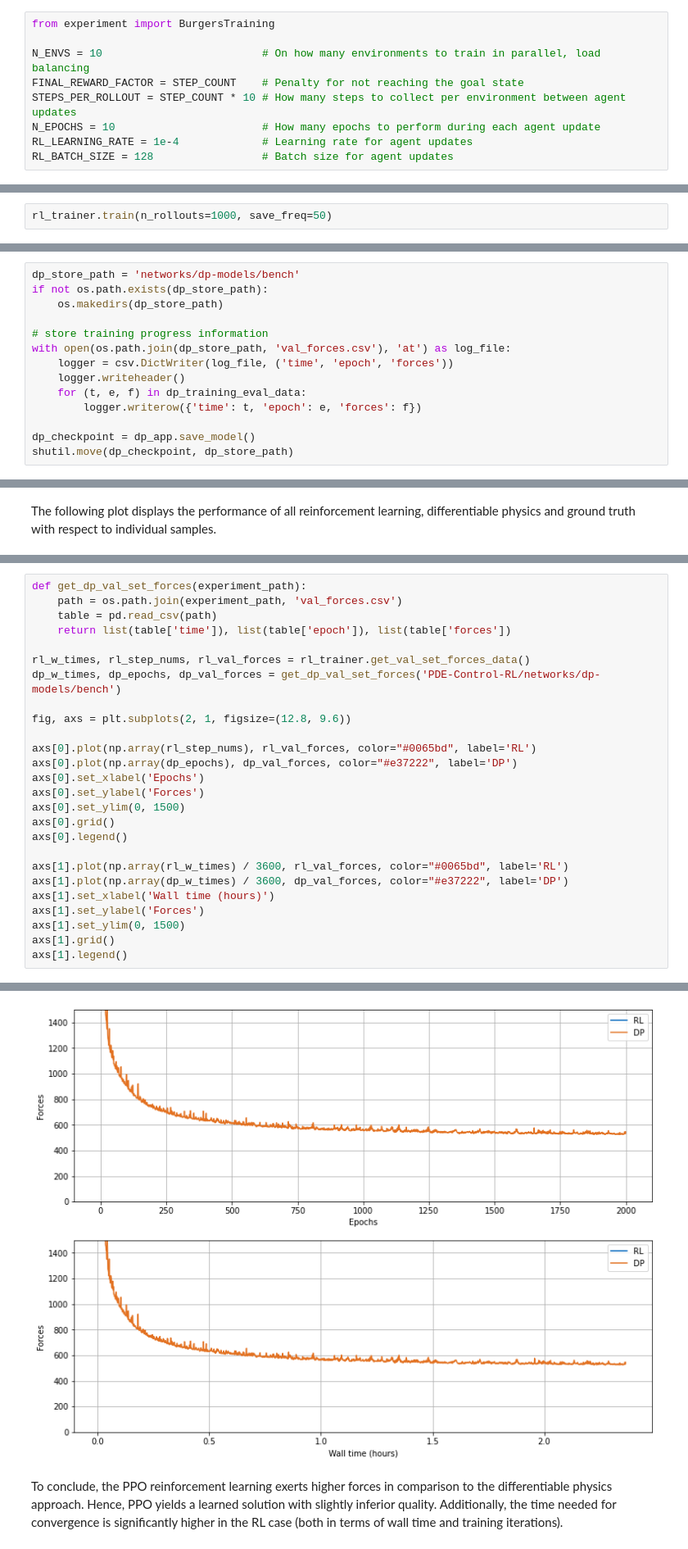
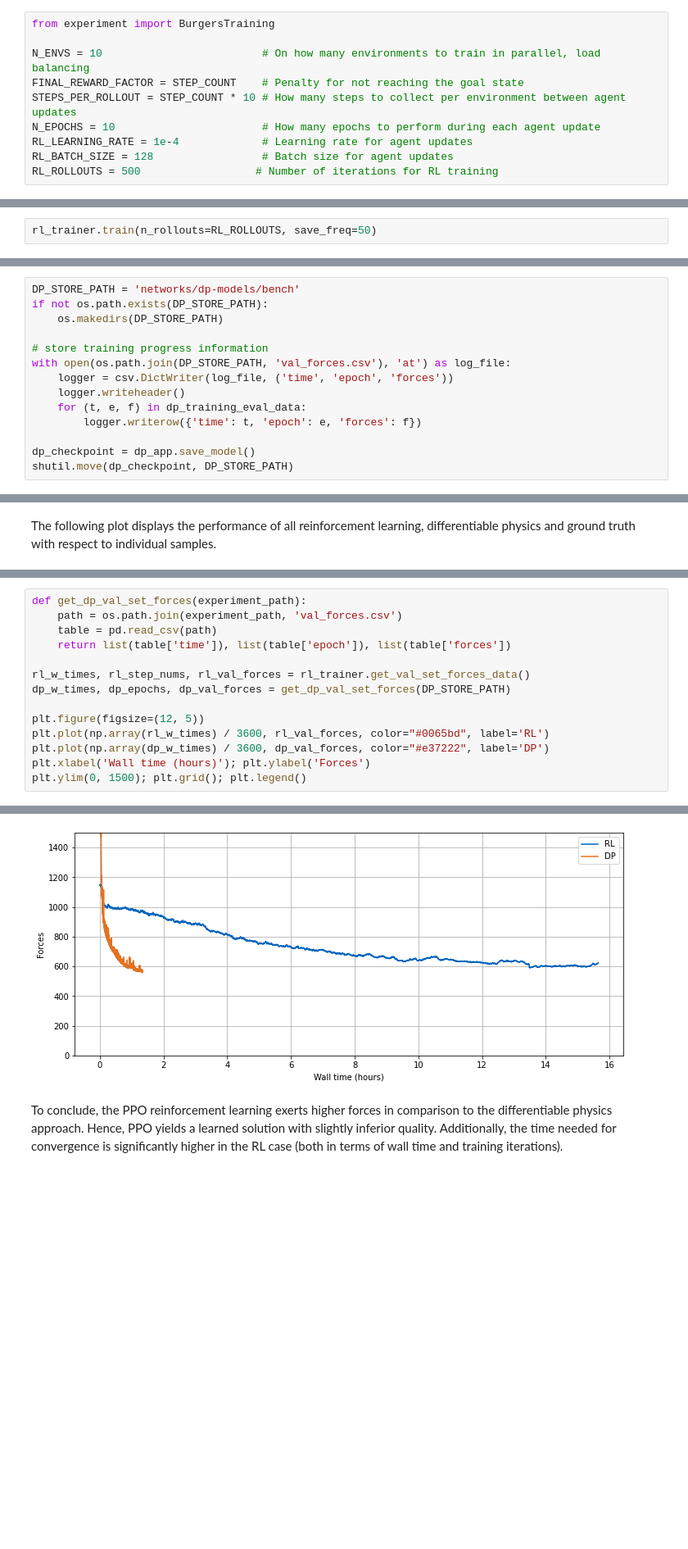
Before and after one commit to tum-pbs/pbdl-book, a Jupyter notebook: reinflearn-code.ipynb, the cells around one changed output, grey strips where cells are left out. Shown at 82% size. Saved outputs shown, nothing was run; the diff lists cells and outputs as text; blank space fills up the shorter version.

```diff
--- a/reinflearn-code.ipynb
+++ b/reinflearn-code.ipynb
@@ -95,5 +95,6 @@ STEPS_PER_ROLLOUT = STEP_COUNT * 10 # How many steps to collect per environment
 N_EPOCHS = 10                       # How many epochs to perform during each agent update
 RL_LEARNING_RATE = 1e-4             # Learning rate for agent updates
 RL_BATCH_SIZE = 128                 # Batch size for agent updates
+RL_ROLLOUTS = 500                  # Number of iterations for RL training
 # %% [markdown]
 To start training, we create a trainer object which manages the environment and the agent internally. Additionally, a directory for storing models, logs, and hyperparameters is created. This way, training can be continued at any later point using the same configuration. If the model folder specified in `exp_name` already exists, the agent within is loaded; otherwise, a new agent is created. For the PPO reinforcement learning algorithm, the implementation of `stable_baselines3` is used. The trainer class acts as a wrapper for this system. Under the hood, an instance of a `BurgersEnv` gym environment is created, which is loaded into the PPO algorithm. It generates random initial states, precomputes corresponding ground truth simulations and handles the system evolution influenced by the agent's actions. Furthermore, the trainer regularly evaluates the performance on the validation set by loading a different environment that uses the initial and target states of the validation set.
@@ -151,5 +150,5 @@ Now we are set up to start training the agent. The RL approach requires many ite
 # %%
-rl_trainer.train(n_rollouts=1000, save_freq=50)
+rl_trainer.train(n_rollouts=RL_ROLLOUTS, save_freq=50)
 # %% [output]
 Storing agent and hyperparameters to disk...
 Storing agent and hyperparameters to disk...
@@ -292,16 +259,16 @@ Validation (001950): Learning_Rate: 0.001, Loss_reg_unscaled: 1.4902954, Loss_re
 # %% [markdown]
 The trained model and the validation performance `val_forces.csv` with respect to iterations and wall time are saved on disk:
 # %%
-dp_store_path = 'networks/dp-models/bench'
-if not os.path.exists(dp_store_path):
-    os.makedirs(dp_store_path)
+DP_STORE_PATH = 'networks/dp-models/bench'
+if not os.path.exists(DP_STORE_PATH):
+    os.makedirs(DP_STORE_PATH)
 
 # store training progress information
-with open(os.path.join(dp_store_path, 'val_forces.csv'), 'at') as log_file:
+with open(os.path.join(DP_STORE_PATH, 'val_forces.csv'), 'at') as log_file:
     logger = csv.DictWriter(log_file, ('time', 'epoch', 'forces'))
     logger.writeheader()
     for (t, e, f) in dp_training_eval_data:
         logger.writerow({'time': t, 'epoch': e, 'forces': f})
 
 dp_checkpoint = dp_app.save_model()
-shutil.move(dp_checkpoint, dp_store_path)
+shutil.move(dp_checkpoint, DP_STORE_PATH)
@@ -473,32 +421,20 @@ The next cell visualizes the training progress of both methods with respect to i
 # %%
 def get_dp_val_set_forces(experiment_path):
     path = os.path.join(experiment_path, 'val_forces.csv')
     table = pd.read_csv(path)
     return list(table['time']), list(table['epoch']), list(table['forces'])
 
 rl_w_times, rl_step_nums, rl_val_forces = rl_trainer.get_val_set_forces_data()
-dp_w_times, dp_epochs, dp_val_forces = get_dp_val_set_forces('PDE-Control-RL/networks/dp-models/bench')
+dp_w_times, dp_epochs, dp_val_forces = get_dp_val_set_forces(DP_STORE_PATH)
 
-fig, axs = plt.subplots(2, 1, figsize=(12.8, 9.6))
-
-axs[0].plot(np.array(rl_step_nums), rl_val_forces, color="#0065bd", label='RL')
-axs[0].plot(np.array(dp_epochs), dp_val_forces, color="#e37222", label='DP')
-axs[0].set_xlabel('Epochs')
-axs[0].set_ylabel('Forces')
-axs[0].set_ylim(0, 1500)
-axs[0].grid()
-axs[0].legend()
-
-axs[1].plot(np.array(rl_w_times) / 3600, rl_val_forces, color="#0065bd", label='RL')
-axs[1].plot(np.array(dp_w_times) / 3600, dp_val_forces, color="#e37222", label='DP')
-axs[1].set_xlabel('Wall time (hours)')
-axs[1].set_ylabel('Forces')
-axs[1].set_ylim(0, 1500)
-axs[1].grid()
-axs[1].legend()
+plt.figure(figsize=(12, 5))
+plt.plot(np.array(rl_w_times) / 3600, rl_val_forces, color="#0065bd", label='RL')
+plt.plot(np.array(dp_w_times) / 3600, dp_val_forces, color="#e37222", label='DP')
+plt.xlabel('Wall time (hours)'); plt.ylabel('Forces')
+plt.ylim(0, 1500); plt.grid(); plt.legend()
 # %% [output]
 <matplotlib.legend.Legend at 0x...>
-[figure, old version]
+[figure, new version]
 # %% [markdown]
 
 To conclude, the PPO reinforcement learning exerts higher forces in comparison to the differentiable physics approach. Hence, PPO yields a learned solution with slightly inferior quality. Additionally, the time needed for convergence is significantly higher in the RL case (both in terms of wall time and training iterations).
```
Also changed, not shown: parts of 25 cells of this notebook, 3 other files.
